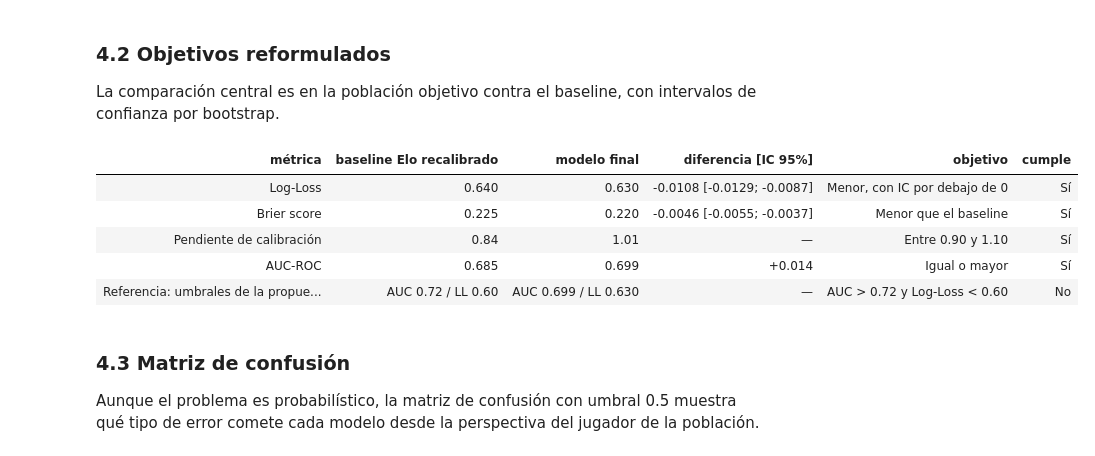
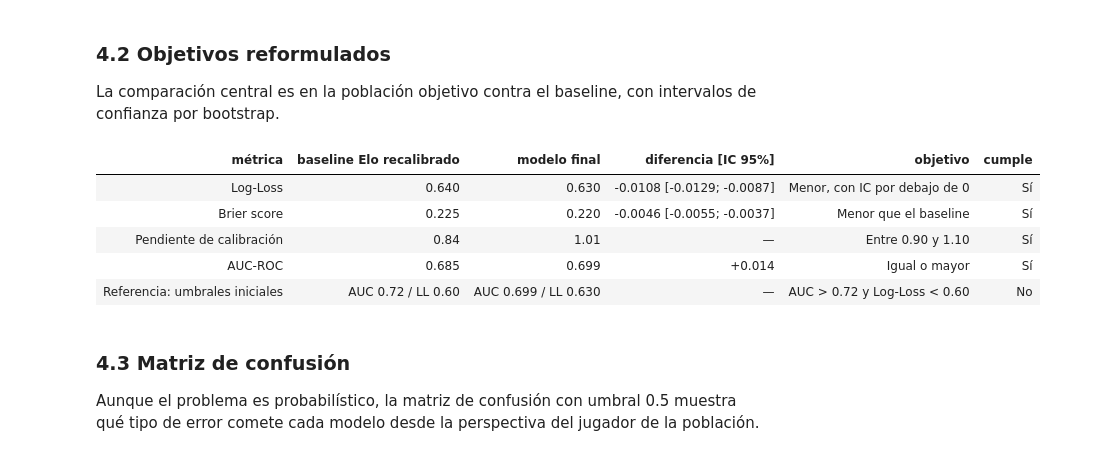
Before and after one commit to sebadenos/proyecto-final-tenis, a Jupyter notebook: notebooks/02_Modelado_y_simulacion.ipynb, the cells around one changed output. Cells and saved outputs as stored; diff of their text form; code cells hidden in the pictures.

```diff
--- a/notebooks/02_Modelado_y_simulacion.ipynb
+++ b/notebooks/02_Modelado_y_simulacion.ipynb
@@ -698,35 +700,35 @@ La comparación central es en la población objetivo contra el baseline, con int
 mask_pob = SUBCONJ['Población objetivo (≥1 jugador 100–300)']
 yp = y_te[mask_pob]
 p_base = np.clip(P_TEST['Elo recalibrado (baseline)'][mask_pob], 1e-6, 1 - 1e-6)
 p_fin = np.clip(P_TEST[[k for k in P_TEST if k.startswith('LightGBM')][0]][mask_pob], 1e-6, 1 - 1e-6)
 perdida = lambda p: -(yp * np.log(p) + (1 - yp) * np.log(1 - p))
 d_ll, d_br = perdida(p_fin) - perdida(p_base), (p_fin - yp) ** 2 - (p_base - yp) ** 2
 rng = np.random.default_rng(SEED)
 boot = rng.integers(0, len(yp), size=(2000, len(yp)))
 ic_ll, ic_br = np.percentile(d_ll[boot].mean(1), [2.5, 97.5]), np.percentile(d_br[boot].mean(1), [2.5, 97.5])
 m_base, m_fin = metricas(yp, p_base), metricas(yp, p_fin)
 
 objetivos = pd.DataFrame([
     ['Log-Loss', f"{m_base['Log-Loss']:.3f}", f"{m_fin['Log-Loss']:.3f}",
      f"{d_ll.mean():+.4f} [{ic_ll[0]:+.4f}; {ic_ll[1]:+.4f}]", 'Menor, con IC por debajo de 0', ic_ll[1] < 0],
     ['Brier score', f"{m_base['Brier']:.3f}", f"{m_fin['Brier']:.3f}",
      f"{d_br.mean():+.4f} [{ic_br[0]:+.4f}; {ic_br[1]:+.4f}]", 'Menor que el baseline', ic_br[1] < 0],
     ['Pendiente de calibración', f"{m_base['Pendiente calib.']:.2f}", f"{m_fin['Pendiente calib.']:.2f}", '—',
      'Entre 0.90 y 1.10', 0.90 <= m_fin['Pendiente calib.'] <= 1.10],
     ['AUC-ROC', f"{m_base['AUC-ROC']:.3f}", f"{m_fin['AUC-ROC']:.3f}", f"{m_fin['AUC-ROC'] - m_base['AUC-ROC']:+.3f}",
      'Igual o mayor', m_fin['AUC-ROC'] >= m_base['AUC-ROC']],
-    ['Referencia: umbrales de la propuesta inicial', 'AUC 0.72 / LL 0.60', f"AUC {m_fin['AUC-ROC']:.3f} / LL {m_fin['Log-Loss']:.3f}",
+    ['Referencia: umbrales iniciales', 'AUC 0.72 / LL 0.60', f"AUC {m_fin['AUC-ROC']:.3f} / LL {m_fin['Log-Loss']:.3f}",
      '—', 'AUC > 0.72 y Log-Loss < 0.60', m_fin['AUC-ROC'] > 0.72 and m_fin['Log-Loss'] < 0.60],
 ], columns=['métrica', 'baseline Elo recalibrado', 'modelo final', 'diferencia [IC 95%]', 'objetivo', 'cumple'])
 objetivos['cumple'] = objetivos.cumple.map({True: 'Sí', False: 'No'})
 display(objetivos.style.hide(axis='index').set_properties(**{'text-align': 'left'}))
 # %% [output]
 | métrica | baseline Elo recalibrado | modelo final | diferencia [IC 95%] | objetivo | cumple |
 | Log-Loss | 0.640 | 0.630 | -0.0108 [-0.0129; -0.0087] | Menor, con IC por debajo de 0 | Sí |
 | Brier score | 0.225 | 0.220 | -0.0046 [-0.0055; -0.0037] | Menor que el baseline | Sí |
 | Pendiente de calibración | 0.84 | 1.01 | — | Entre 0.90 y 1.10 | Sí |
 | AUC-ROC | 0.685 | 0.699 | +0.014 | Igual o mayor | Sí |
-| Referencia: umbrales de la propue... | AUC 0.72 / LL 0.60 | AUC 0.699 / LL 0.630 | — | AUC > 0.72 y Log-Loss < 0.60 | No |
+| Referencia: umbrales iniciales | AUC 0.72 / LL 0.60 | AUC 0.699 / LL 0.630 | — | AUC > 0.72 y Log-Loss < 0.60 | No |
 # %% [markdown]
 ### 4.3 Matriz de confusión
 
```
Also changed, not shown: parts of 12 cells of this notebook, 1 other file.
